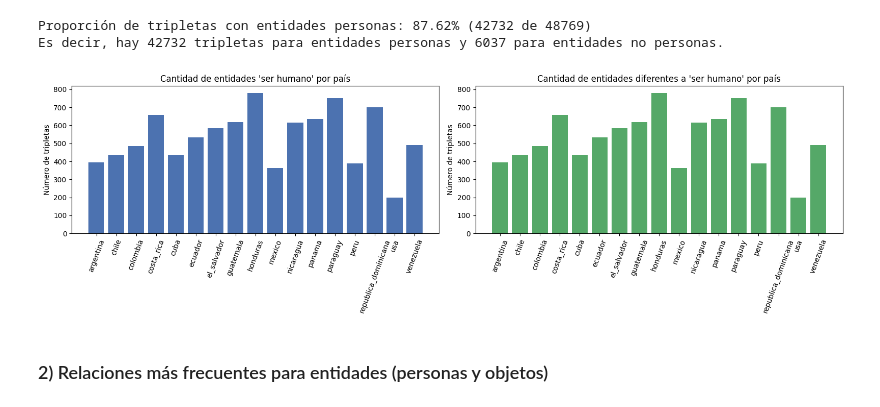
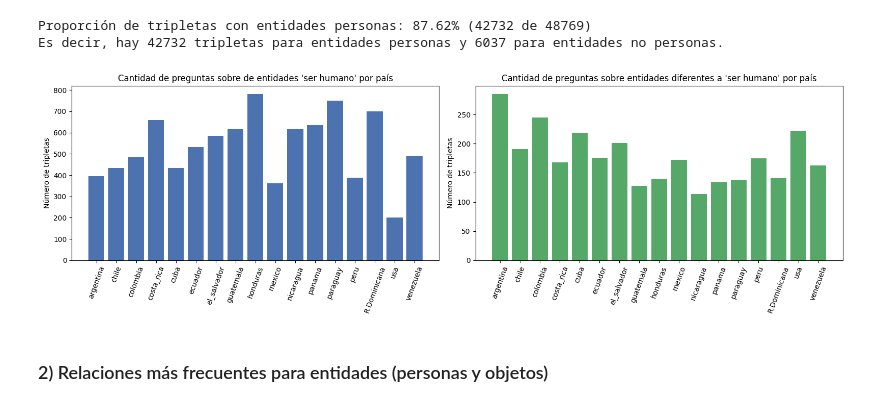
Before and after one commit to JuanHernandez-uc/Proyecto-IA-Gen, a Jupyter notebook: Analisis de datos/analisis_QA.ipynb, the cells around one changed output. Cells and saved outputs as stored; diff of their text form; code cells hidden in the pictures.

Commit message:
plots

```diff
--- a/Analisis de datos/analisis_QA.ipynb
+++ b/Analisis de datos/analisis_QA.ipynb
@@ -41,13 +41,16 @@ merged_df['obtenido_de'] = merged_df['obtenido_de'].apply(lambda x: eval(x)[0] i
 
 # Separamos los dataframes por país y tipo de entidad
 entidades_humanas = merged_df[merged_df['tipo_entidad'] == "ser humano".strip()]
-entidades_no_humanas = merged_df[merged_df['tipo_entidad'] == "ser humano".strip()]
+entidades_no_humanas = merged_df[merged_df['tipo_entidad'] != "ser humano".strip()]
 
 entidades_humanas_por_pais = {pais: entidades_humanas[entidades_humanas['obtenido_de'] == pais] for pais in entidades_humanas['obtenido_de'].unique()}
 entidades_no_humanas_por_pais = {pais: entidades_no_humanas[entidades_no_humanas['obtenido_de'] == pais] for pais in entidades_humanas['obtenido_de'].unique()}
 
 conteo_humanos_por_pais = entidades_humanas.groupby('obtenido_de')['entidad'].nunique().reset_index()
 conteo_no_humanos_por_pais = entidades_no_humanas.groupby('obtenido_de')['entidad'].nunique().reset_index()
+
+conteo_humanos_por_pais["obtenido_de"] = conteo_humanos_por_pais["obtenido_de"].replace("republica_dominicana", "R.Dominicana")
+conteo_no_humanos_por_pais["obtenido_de"] = conteo_no_humanos_por_pais["obtenido_de"].replace("republica_dominicana", "R.Dominicana")
 # %%
 humans = merged_df[merged_df['tipo_entidad'] == "ser humano".strip()]
 non_humans = merged_df[merged_df['tipo_entidad'] != "ser humano".strip()]
@@ -60,23 +63,23 @@ Es decir, hay 42732 tripletas para entidades personas y 6037 para entidades no p
 # %%
 fig, axes = plt.subplots(1, 2, figsize=(16, 5))
 axes[0].bar(conteo_humanos_por_pais['obtenido_de'],
             conteo_humanos_por_pais['entidad'],
             color="#4C72B0")
-axes[0].set_title("Cantidad de entidades 'ser humano' por país")
+axes[0].set_title("Cantidad de preguntas sobre de entidades 'ser humano' por país")
 axes[0].set_ylabel("Número de tripletas")
 axes[0].tick_params(axis='x', rotation=70)
 
 axes[1].bar(conteo_no_humanos_por_pais['obtenido_de'],
             conteo_no_humanos_por_pais['entidad'],
             color="#55A868")
-axes[1].set_title("Cantidad de entidades diferentes a 'ser humano' por país")
+axes[1].set_title("Cantidad de preguntas sobre entidades diferentes a 'ser humano' por país")
 axes[1].set_ylabel("Número de tripletas")
 axes[1].tick_params(axis='x', rotation=70)
 
 plt.tight_layout()
 plt.show()
 # %% [output]
-[figure, old version]
+[figure, new version]
 # %% [markdown]
 ### 2) Relaciones más frecuentes para entidades (personas y objetos)
 # %%
```
Also changed, not shown: parts of 8 cells of this notebook.
